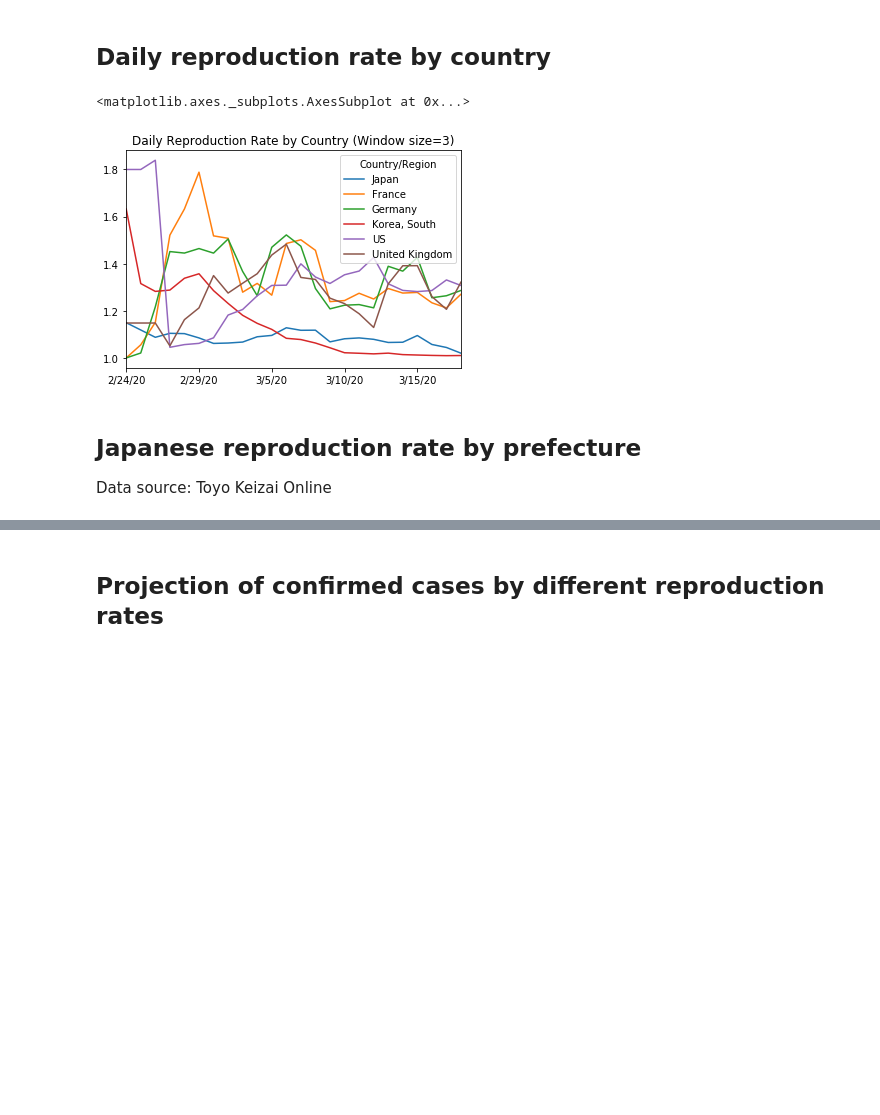
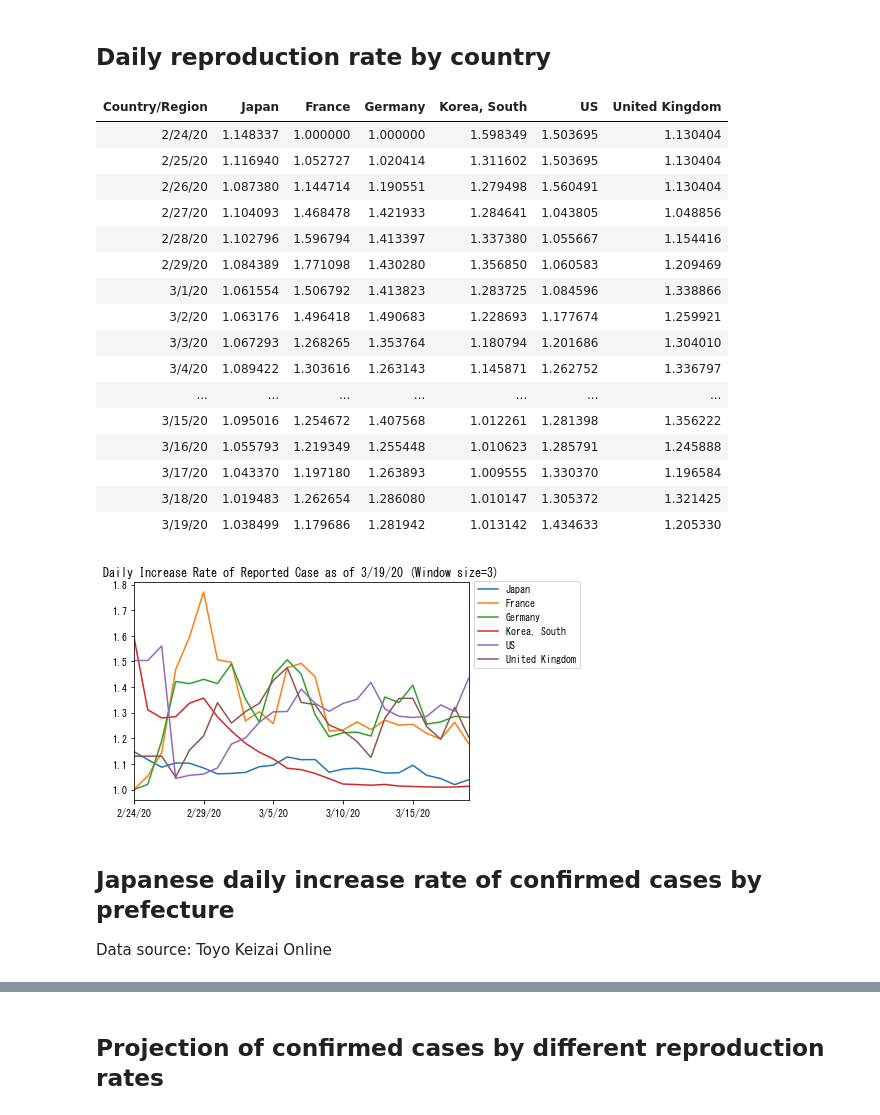
Before and after one commit to personal-hm2/coronavirus_model, a Jupyter notebook: COVID-19 Plot.ipynb, the cells around one changed output, grey strips where cells are left out. Saved outputs shown, nothing was run; the diff lists cells and outputs as text; code cells hidden in the pictures; blank space fills up the shorter version.

Commit message:
Change arithmetic mean to geometric mean (Thanks to Fukuda-san)

```diff
--- a/COVID-19 Plot.ipynb
+++ b/COVID-19 Plot.ipynb
@@ -40,18 +40,37 @@ last_date = 3/18/20
 # %%
 # 日次再生算数R（３日間の移動平均）をプロット
 # Daily reproduction rate (moving average of windows size = 3)
 countries = ("Japan", "France", "Germany", "Korea, South", "US", "United Kingdom")
 # countries = ("Japan", "France", "Germany", "US", "Singapore", "United Kingdom", "Spain", "Switzerland")
 window = 3
 daily_r = country_df[country_df[last_date] > 300].T.pct_change() + 1.0
-daily_r.iloc[30:].loc[:, countries].rolling(window).mean().iloc[window:].plot(title="Daily Reproduction Rate by Country (Window size={})".format(window))
-# daily_r.iloc[30:].loc[:, countries].rolling(window).mean()
-# daily_r.iloc[30:].rolling(window).mean().plot()
+# daily_r.iloc[30:].loc[:, countries].rolling(window).mean().iloc[window:].plot(title="Daily Reproduction Rate by Country (Window size={})".format(window))
+
+data_to_plot = np.exp(np.log(daily_r.iloc[30:].loc[:, countries]).rolling(window).mean().iloc[window:])
+title = "Daily Increase Rate of Reported Case as of {} (Window size={})".format(last_date, window)
+data_to_plot.plot(title=title).legend(bbox_to_anchor=(1, 1.03), loc='upper left')
+data_to_plot
 # %% [output]
-<matplotlib.axes._subplots.AxesSubplot at 0x...>
+| Country/Region | Japan | France | Germany | Korea, South | US | United Kingdom |
+| 2/24/20 | 1.148337 | 1.000000 | 1.000000 | 1.598349 | 1.503695 | 1.130404 |
+| 2/25/20 | 1.116940 | 1.052727 | 1.020414 | 1.311602 | 1.503695 | 1.130404 |
+| 2/26/20 | 1.087380 | 1.144714 | 1.190551 | 1.279498 | 1.560491 | 1.130404 |
+| 2/27/20 | 1.104093 | 1.468478 | 1.421933 | 1.284641 | 1.043805 | 1.048856 |
+| 2/28/20 | 1.102796 | 1.596794 | 1.413397 | 1.337380 | 1.055667 | 1.154416 |
+| 2/29/20 | 1.084389 | 1.771098 | 1.430280 | 1.356850 | 1.060583 | 1.209469 |
+| 3/1/20 | 1.061554 | 1.506792 | 1.413823 | 1.283725 | 1.084596 | 1.338866 |
+| 3/2/20 | 1.063176 | 1.496418 | 1.490683 | 1.228693 | 1.177674 | 1.259921 |
+| 3/3/20 | 1.067293 | 1.268265 | 1.353764 | 1.180794 | 1.201686 | 1.304010 |
+| 3/4/20 | 1.089422 | 1.303616 | 1.263143 | 1.145871 | 1.262752 | 1.336797 |
+| ... | ... | ... | ... | ... | ... | ... |
+| 3/15/20 | 1.095016 | 1.254672 | 1.407568 | 1.012261 | 1.281398 | 1.356222 |
+| 3/16/20 | 1.055793 | 1.219349 | 1.255448 | 1.010623 | 1.285791 | 1.245888 |
+| 3/17/20 | 1.043370 | 1.197180 | 1.263893 | 1.009555 | 1.330370 | 1.196584 |
+| 3/18/20 | 1.019483 | 1.262654 | 1.286080 | 1.010147 | 1.305372 | 1.321425 |
+| 3/19/20 | 1.038499 | 1.179686 | 1.281942 | 1.013142 | 1.434633 | 1.205330 |
-[figure, old version]
+[figure, new version]
 # %% [markdown]
-## Japanese reproduction rate by prefecture
+## Japanese daily increase rate of confirmed cases by prefecture
 
 Data source: Toyo Keizai Online
 # %%
```
Also changed, not shown: parts of 2 cells of this notebook.
